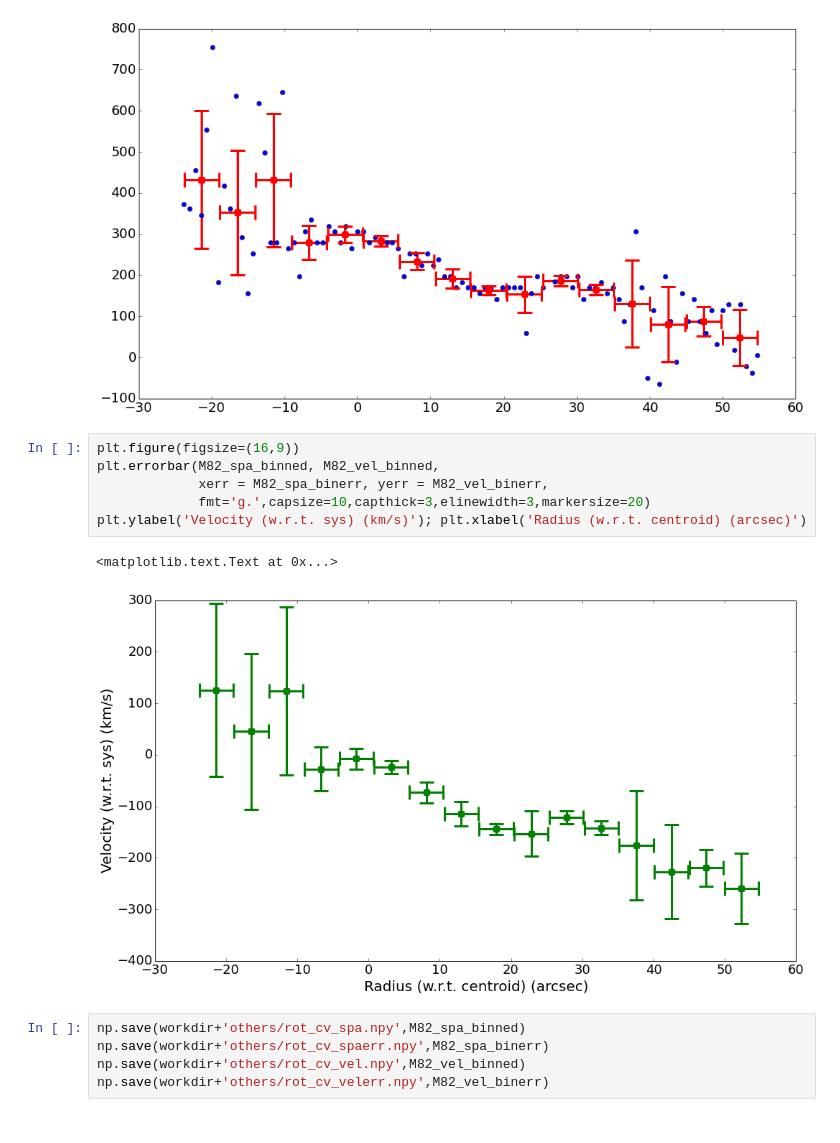
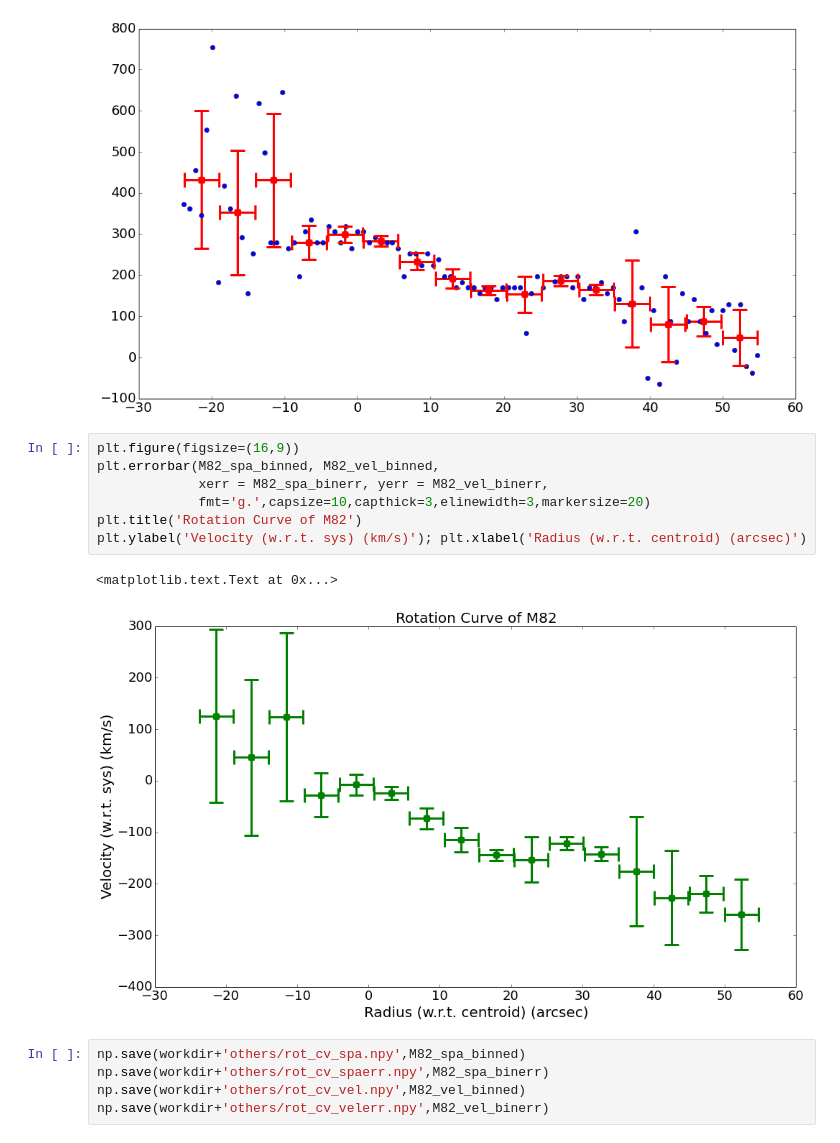
Before and after one commit to Mipanox/PHYS301, a Jupyter notebook: Project/SpecAna.ipynb, the cells around one changed output. Saved outputs shown, nothing was run; the diff lists cells and outputs as text.

Commit message:
added title

```diff
--- a/Project/SpecAna.ipynb
+++ b/Project/SpecAna.ipynb
@@ -313,12 +313,13 @@ M82_vel_binerr = np.copy(std)
 # %%
 plt.figure(figsize=(16,9))
 plt.errorbar(M82_spa_binned, M82_vel_binned,
              xerr = M82_spa_binerr, yerr = M82_vel_binerr,
              fmt='g.',capsize=10,capthick=3,elinewidth=3,markersize=20)
+plt.title('Rotation Curve of M82')
 plt.ylabel('Velocity (w.r.t. sys) (km/s)'); plt.xlabel('Radius (w.r.t. centroid) (arcsec)')
 # %% [output]
 <matplotlib.text.Text at 0x...>
-[figure, old version]
+[figure, new version]
 # %%
 np.save(workdir+'others/rot_cv_spa.npy',M82_spa_binned)
 np.save(workdir+'others/rot_cv_spaerr.npy',M82_spa_binerr)
```
